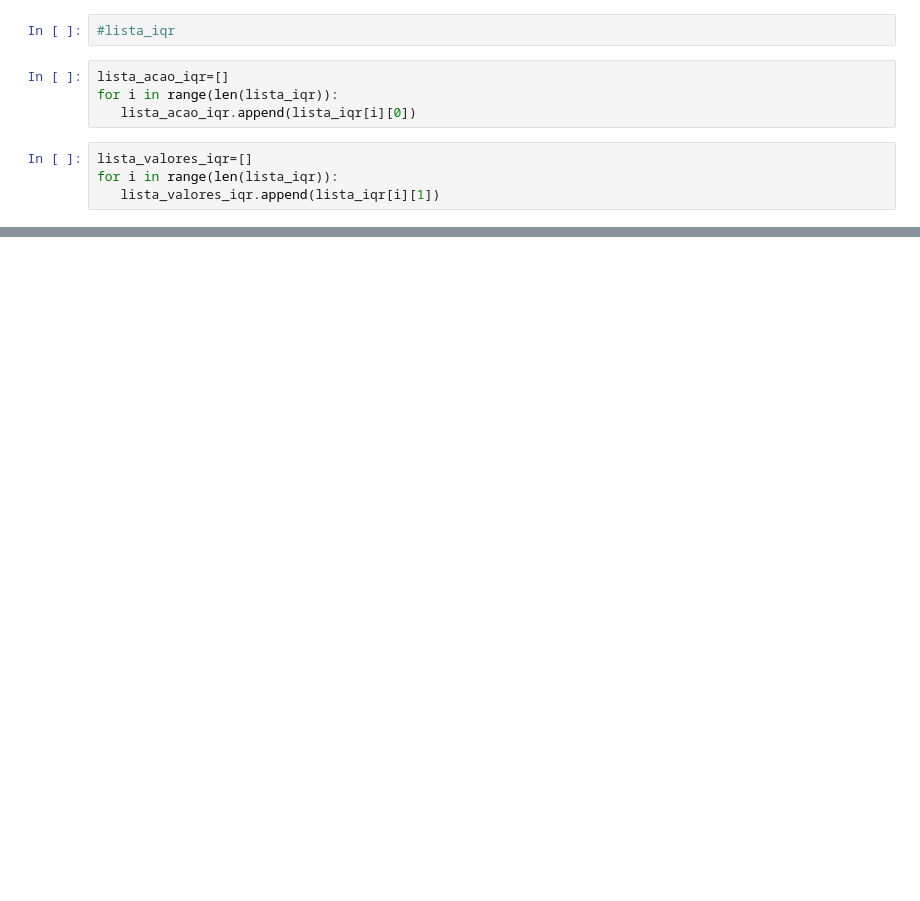
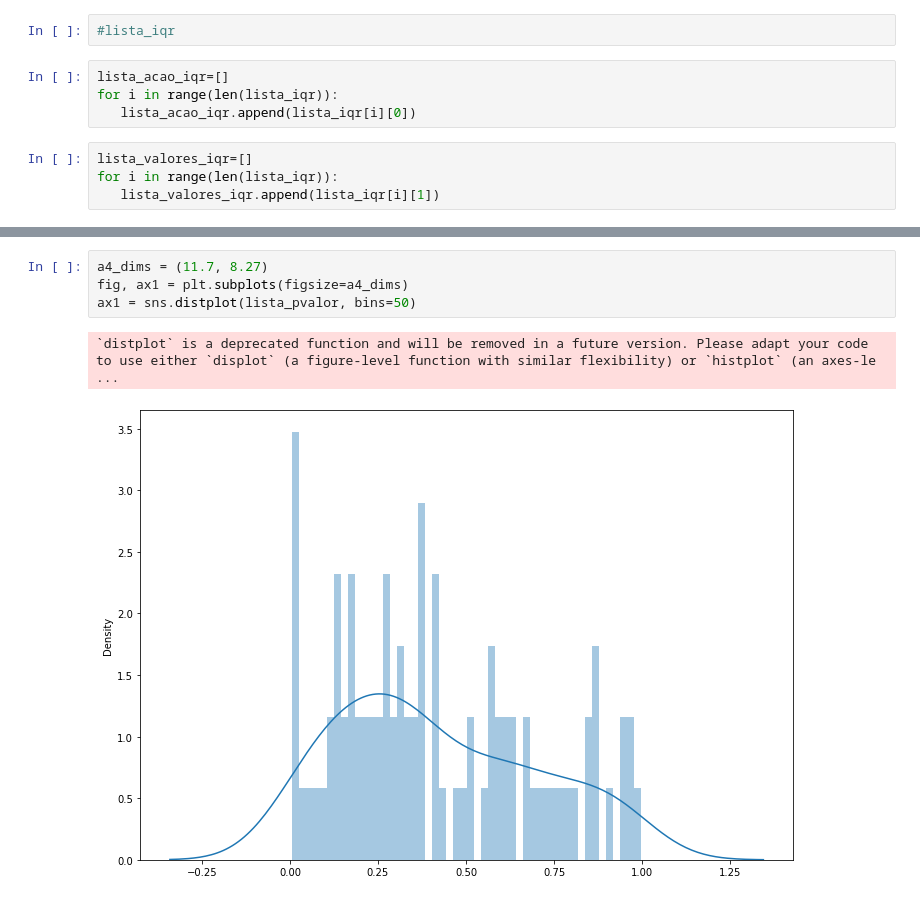
Before and after one commit to maiaufrrj/BRtrading, a Jupyter notebook: pvalor_IQR_ibov.ipynb, the cells around one changed output, grey strips where cells are left out. Saved outputs shown, nothing was run; the diff lists cells and outputs as text; blank space fills up the shorter version.

```diff
--- a/pvalor_IQR_ibov.ipynb
+++ b/pvalor_IQR_ibov.ipynb
@@ -142,0 +156,7 @@ lista_valores_iqr
+# %%
+a4_dims = (11.7, 8.27)
+fig, ax1 = plt.subplots(figsize=a4_dims)
+ax1 = sns.distplot(lista_pvalor, bins=50)
+# %% [output]
+`distplot` is a deprecated function and will be removed in a future version. Please adapt your code to use either `displot` (a figure-level function with similar flexibility) or `histplot` (an axes-le ...
+[figure, added]
```
Also changed, not shown: parts of 9 cells of this notebook.
